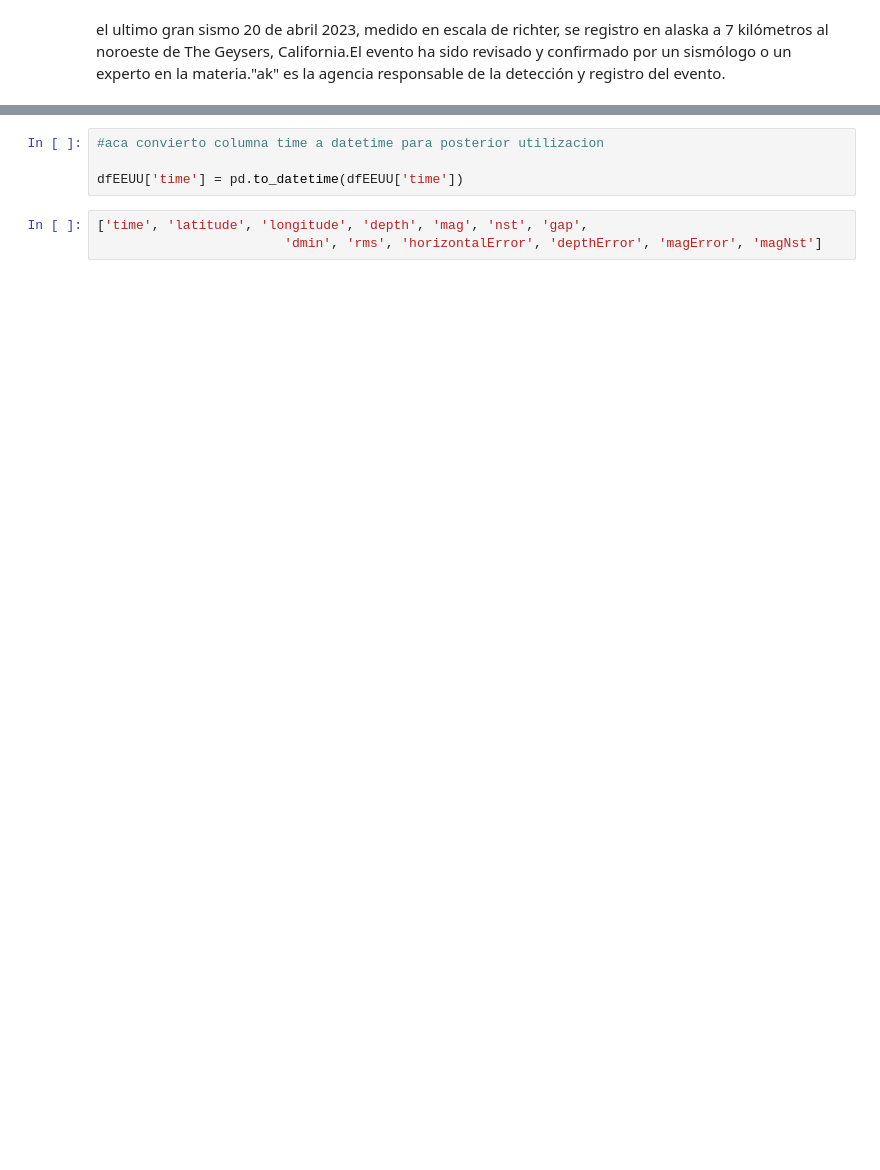
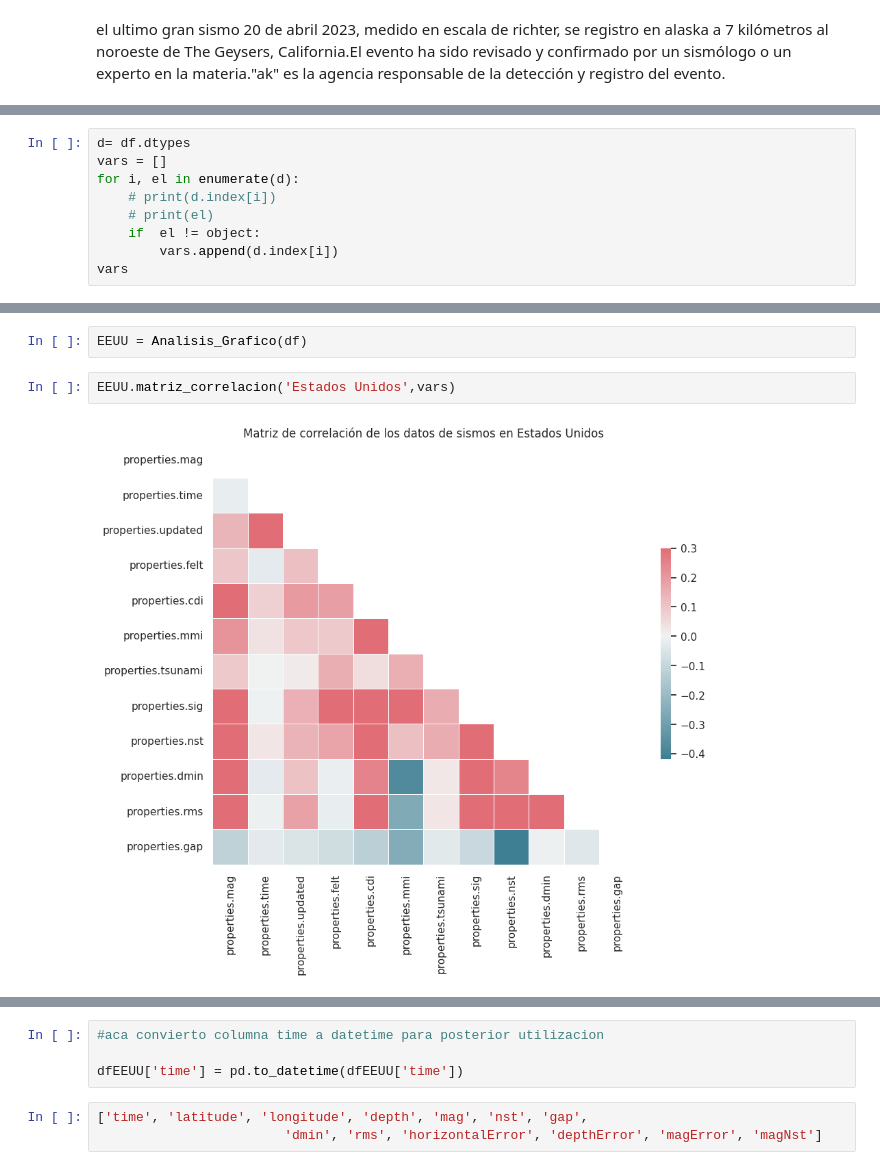
Before and after one commit to Mezgo/Quake-Alert, a Jupyter notebook: etl/etl_2.ipynb, the cells around one changed output, grey strips where cells are left out. Drawn from its saved outputs; the diff is of its cells as text; blank space fills up the shorter version.

```diff
--- a/etl/etl_2.ipynb
+++ b/etl/etl_2.ipynb
@@ -418,0 +421,9 @@ el ultimo gran sismo 20 de abril 2023, medido en escala de richter, se registro
+# %%
+d= df.dtypes
+vars = []
+for i, el in enumerate(d):
+    # print(d.index[i])
+    # print(el)
+    if  el != object:
+        vars.append(d.index[i])
+vars
@@ -418,0 +465,6 @@ el ultimo gran sismo 20 de abril 2023, medido en escala de richter, se registro
+# %%
+EEUU = Analisis_Grafico(df)
+# %%
+EEUU.matriz_correlacion('Estados Unidos',vars)
+# %% [output]
+[figure, added]
```
Also changed, not shown: parts of 22 cells of this notebook.
